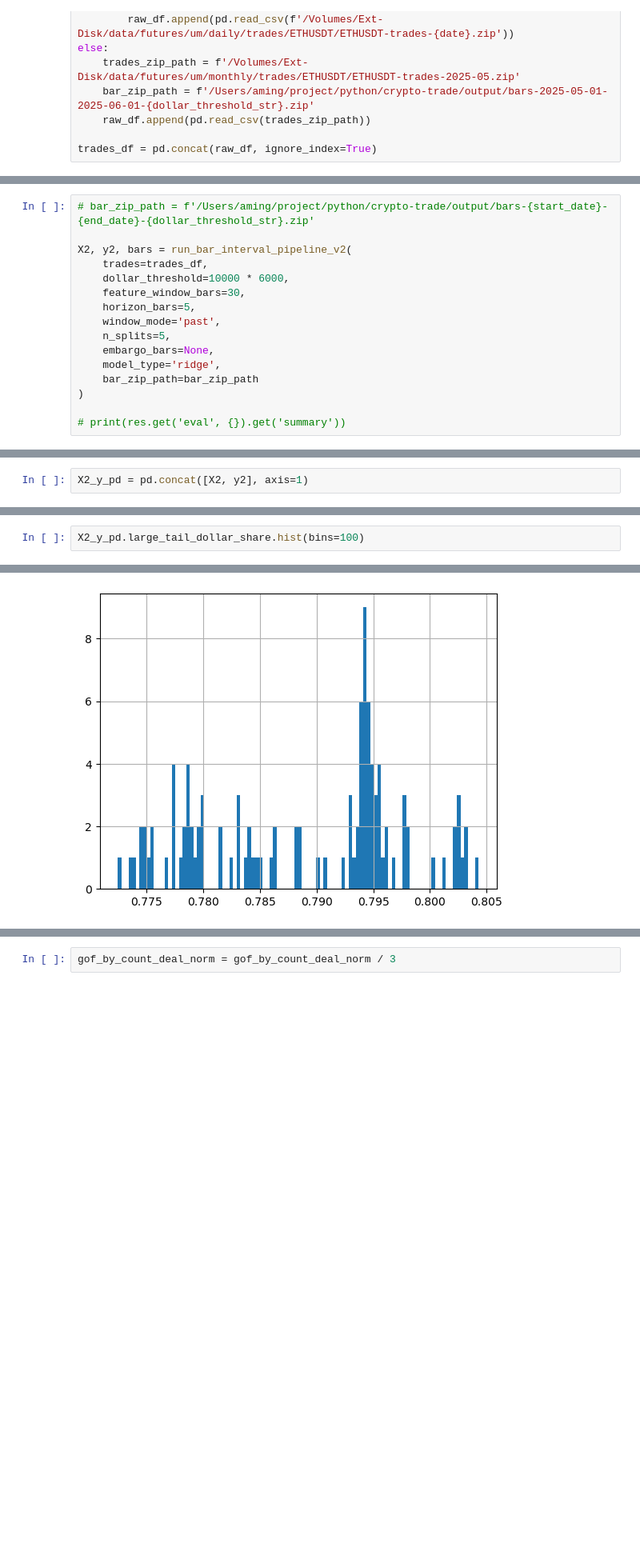
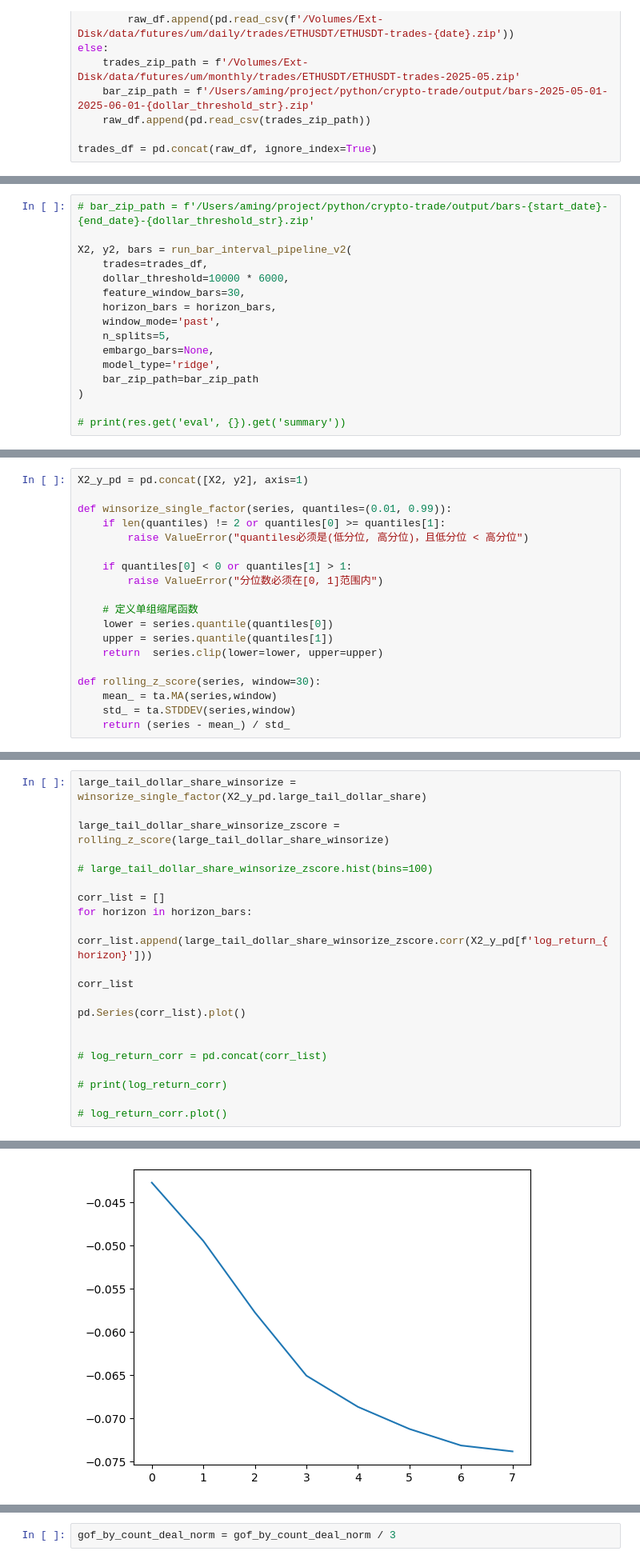
Before and after one commit to aamingaa/crypto-trade, a Jupyter notebook: strategy/fusion/hourly_pipeline.ipynb, the cells around one changed output, grey strips where cells are left out. Shown at 80% size. Cells and saved outputs as stored; diff of their text form; blank space fills up the shorter version.

```diff
--- a/strategy/fusion/hourly_pipeline.ipynb
+++ b/strategy/fusion/hourly_pipeline.ipynb
@@ -1072,7 +1067,7 @@ X2, y2, bars = run_bar_interval_pipeline_v2(
     trades=trades_df,
     dollar_threshold=10000 * 6000,
     feature_window_bars=30,
-    horizon_bars=5,
+    horizon_bars = horizon_bars,
     window_mode='past',
     n_splits=5,
     embargo_bars=None,
@@ -1156,5 +1173,22 @@ X2
 # %%
 X2_y_pd = pd.concat([X2, y2], axis=1)
+
+def winsorize_single_factor(series, quantiles=(0.01, 0.99)):
+    if len(quantiles) != 2 or quantiles[0] >= quantiles[1]:
+        raise ValueError("quantiles必须是(低分位, 高分位)，且低分位 < 高分位")
+
+    if quantiles[0] < 0 or quantiles[1] > 1:
+        raise ValueError("分位数必须在[0, 1]范围内")
+
+    # 定义单组缩尾函数
+    lower = series.quantile(quantiles[0])
+    upper = series.quantile(quantiles[1])
+    return  series.clip(lower=lower, upper=upper)
+
+def rolling_z_score(series, window=30):
+    mean_ = ta.MA(series,window)
+    std_ = ta.STDDEV(series,window)
+    return (series - mean_) / std_
 # %%
 X2_y_pd
 # %% [output]
@@ -1175,8 +1209,27 @@ X2_y_pd
 # %%
-X2_y_pd.large_tail_dollar_share.hist(bins=100)
+large_tail_dollar_share_winsorize = winsorize_single_factor(X2_y_pd.large_tail_dollar_share)
+
+large_tail_dollar_share_winsorize_zscore = rolling_z_score(large_tail_dollar_share_winsorize)
+
+# large_tail_dollar_share_winsorize_zscore.hist(bins=100)
+
+corr_list = []
+for horizon in horizon_bars:
+    corr_list.append(large_tail_dollar_share_winsorize_zscore.corr(X2_y_pd[f'log_return_{horizon}']))
+
+corr_list
+
+pd.Series(corr_list).plot()
+
+
+# log_return_corr = pd.concat(corr_list)
+
+# print(log_return_corr)
+
+# log_return_corr.plot()
 # %% [output]
 <Axes: >
-[figure, old version]
+[figure, new version]
 # %%
 # ofi_roll_sum_max_mean = ta.MA(ofi_roll_sum_max,10)
 # ofi_roll_sum_max_std = ta.STDDEV(ofi_roll_sum_max,10)
```
Also changed, not shown: parts of 10 cells of this notebook, 1 other file.
